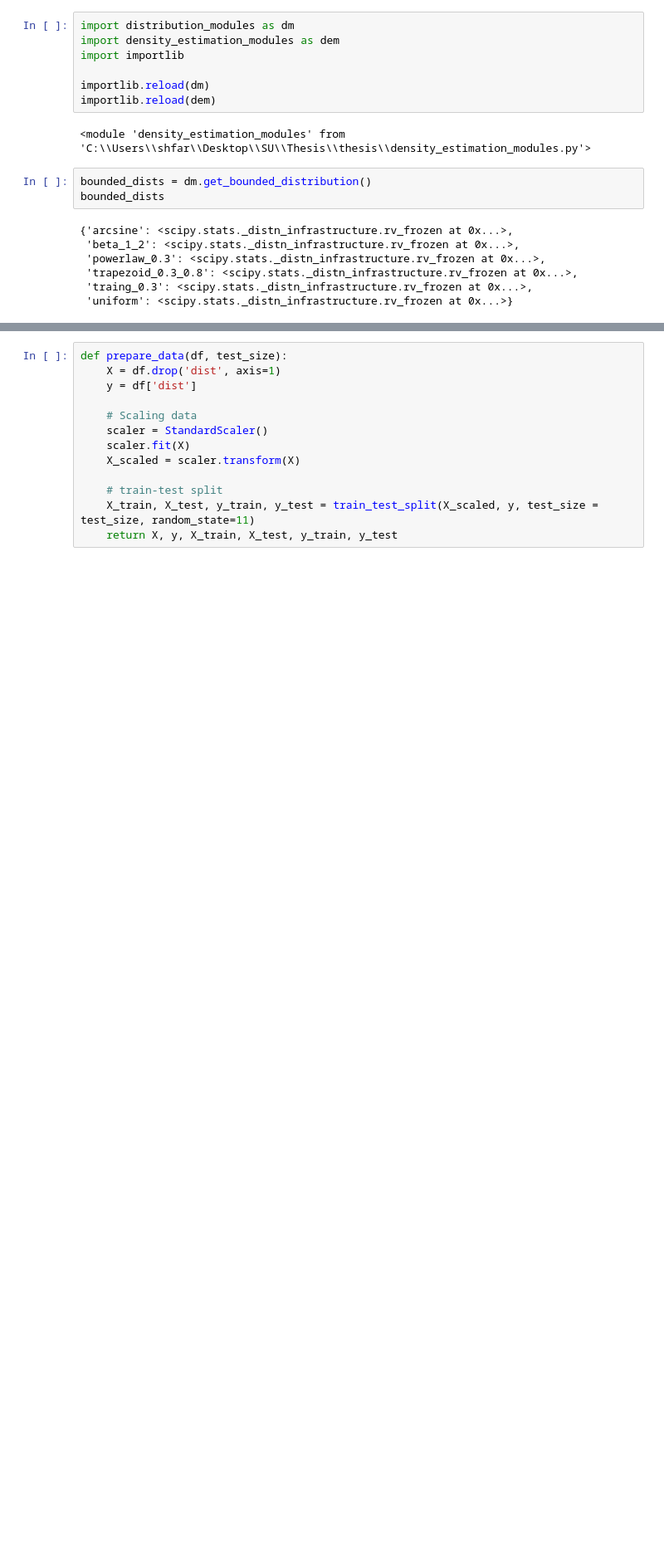
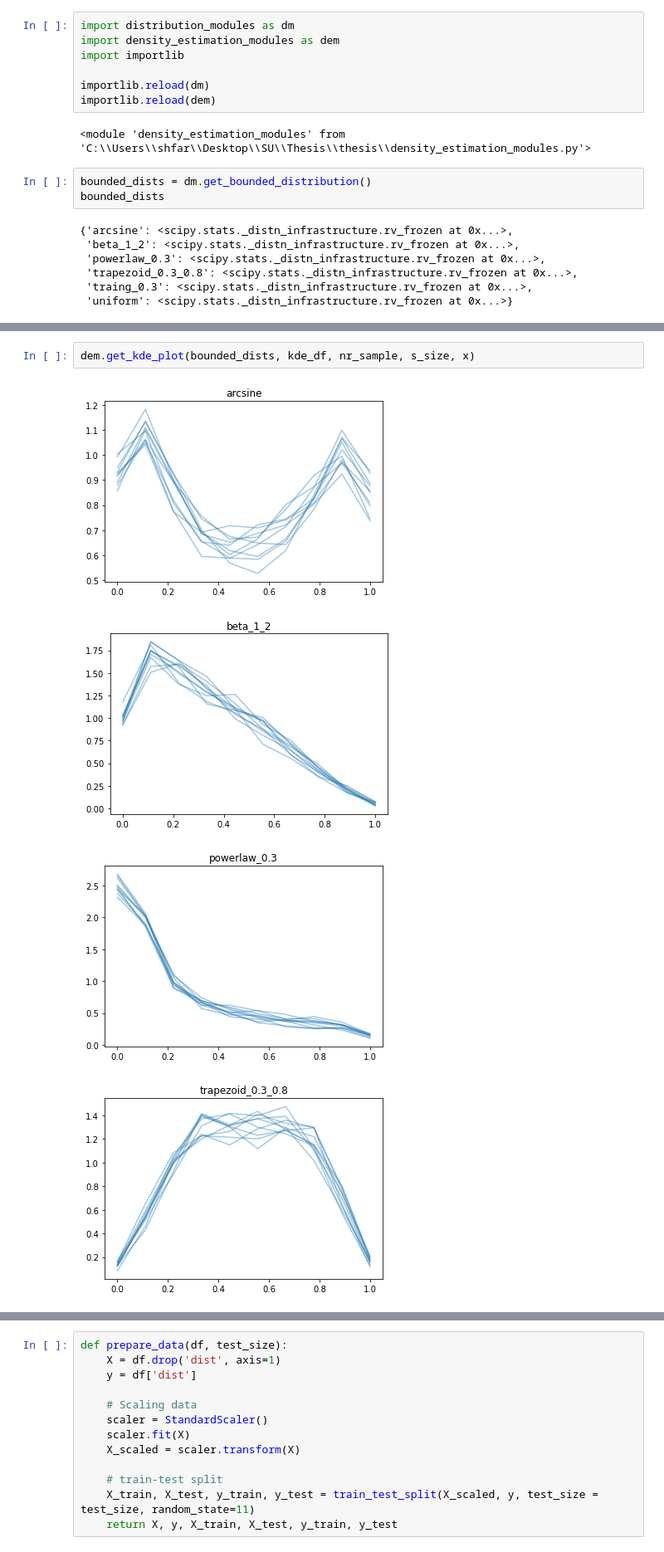
Before and after one commit to sheilafarrahi/thesis, a Jupyter notebook: kde.ipynb, the cells around one changed output, grey strips where cells are left out. Shown at 83% size. Drawn from its saved outputs; the diff is of its cells as text; blank space fills up the shorter version.

```diff
--- a/kde.ipynb
+++ b/kde.ipynb
@@ -69,0 +46,7 @@ for name,distr in (bounded_dists.items()):
+# %%
+dem.get_kde_plot(bounded_dists, kde_df, nr_sample, s_size, x)
+# %% [output]
+[figure, added]
+[figure, added]
+[figure, added]
+[figure, added]
```
Also changed, not shown: parts of 14 cells of this notebook, 4 other files.
